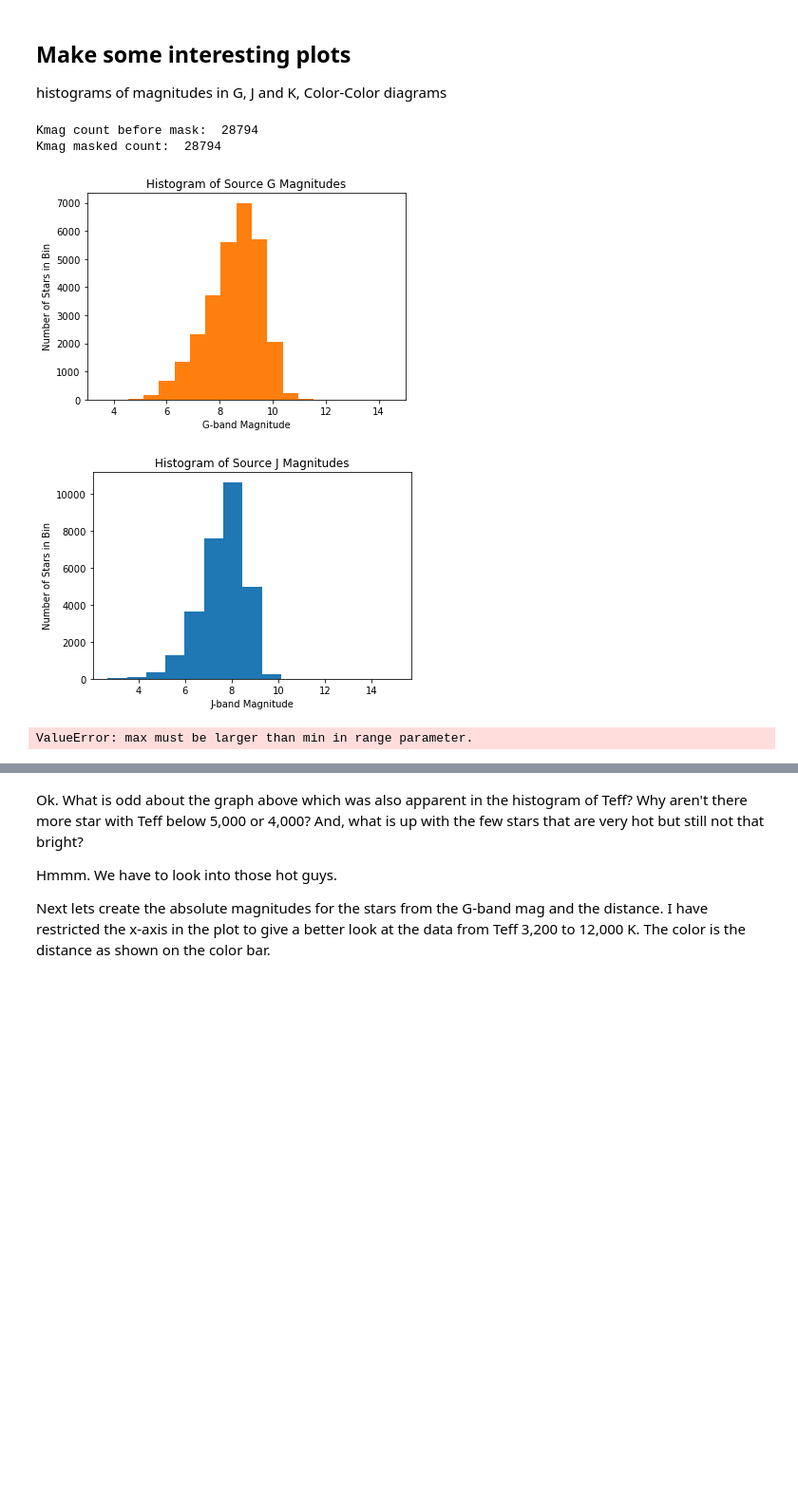
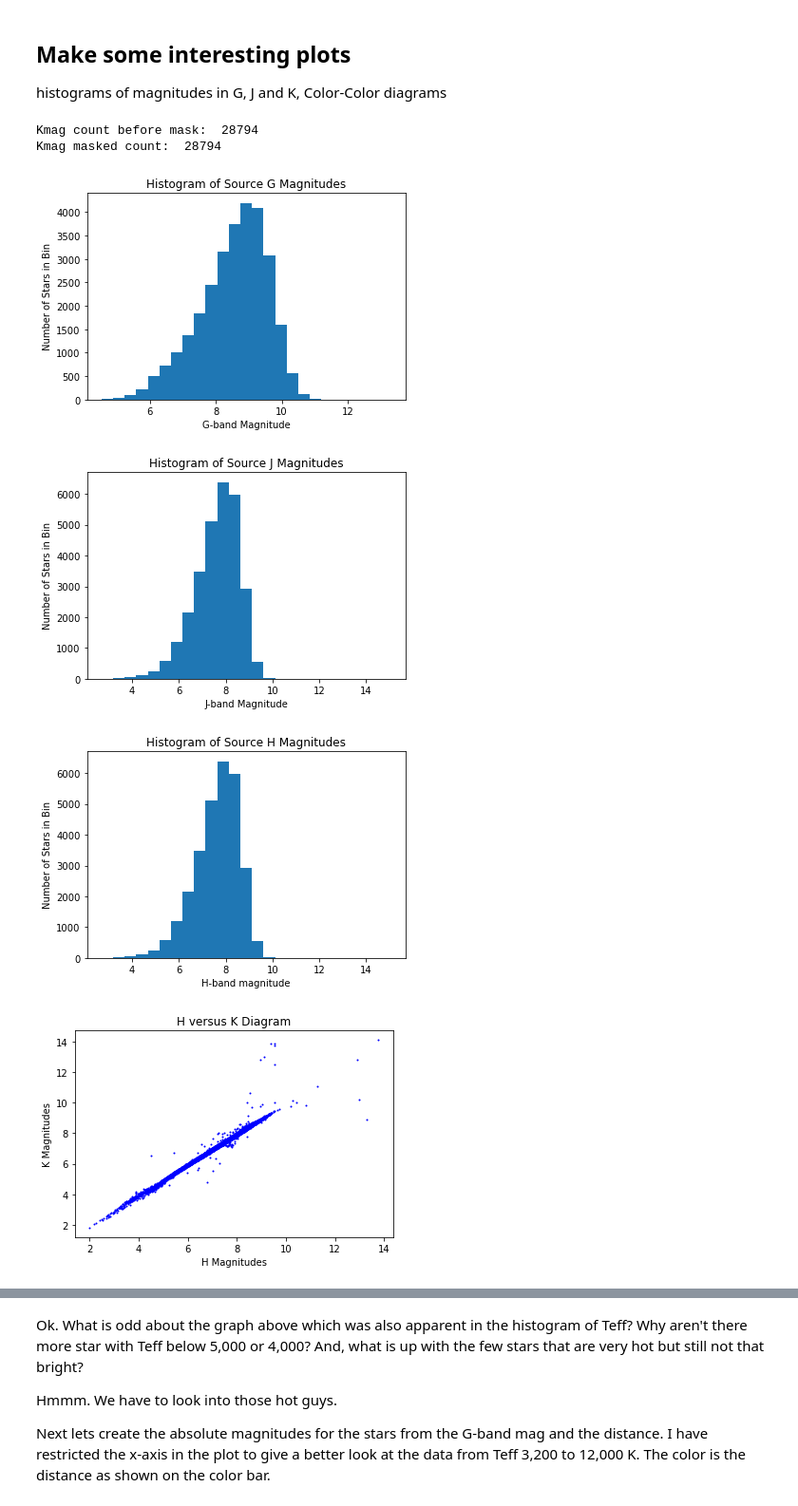
Before and after one commit to leemundy/GAIA, a Jupyter notebook: Work-Areas/lgm/notebooks/lgm-TgasxWright-2mass.ipynb, the cells around one changed output, grey strips where cells are left out. Shown: that part at 95% size. Cells and saved outputs as stored; diff of their text form; code cells hidden in the pictures; blank space fills up the shorter version.

```diff
--- a/Work-Areas/lgm/notebooks/lgm-TgasxWright-2mass.ipynb
+++ b/Work-Areas/lgm/notebooks/lgm-TgasxWright-2mass.ipynb
@@ -98,35 +90,58 @@ histograms of magnitudes in G, J and K, Color-Color diagrams
 # %%
 import numpy.ma as ma
 gmags = t["__Gmag_"]
 jmags = t["Jmag"]
 hmags = t["Hmag"]
 kmags = t["Kmag"]
 m_min = 0
 m_max = 16
 kmagmask = ma.masked_outside(kmags,m_min,m_max)
 print('Kmag count before mask: ',kmags.count())
 print('Kmag masked count: ',kmagmask.count())
-bins = 15
+bins = 25
 plt.xlabel('G-band Magnitude')
 plt.ylabel('Number of Stars in Bin')
 plt.title('Histogram of Source G Magnitudes')
 plt.hist(gmags,bins)
 plt.show()
 
 plt.xlabel('J-band Magnitude')
 plt.ylabel('Number of Stars in Bin')
 plt.title('Histogram of Source J Magnitudes')
 plt.hist(jmags,bins)
 plt.show()
 
 plt.xlabel('H-band magnitude')
 plt.ylabel('Number of Stars in Bin')
 plt.title('Histogram of Source H Magnitudes')
-plt.hist(hmags,bins)
+plt.hist(jmags,bins)
 plt.show()
+
+plt.xlabel('H Magnitudes')
+plt.ylabel('K Magnitudes')
+plt.title('H versus K Diagram')
+plt.scatter(hmags,kmags,s=1.0,c='b')
+plt.show()
+
+GminusJ = gmags - jmags
+JminusK = jmags - kmags
+plt.xlabel('G-J Magnitudes')
+plt.ylabel('J-K Magnitudes')
+plt.title('Color-Color Diagram')
+plt.scatter(GminusJ,JminusK,s=1.0,c='b')
+plt.show()
+
+JminusH = jmags - hmags
+HminusK = hmags - kmags
+plt.xlabel('J-H Magnitudes')
+plt.ylabel('H-K Magnitudes')
+plt.title('Color-Color Diagram')
+plt.scatter(JminusH,HminusK,s=1.0,c='b')
+plt.show()
 # %% [output]
 Kmag count before mask:  28794
 Kmag masked count:  28794
-[figure, old version]
+[figure, new version]
-[figure, old version]
+[figure, new version]
-ValueError: max must be larger than min in range parameter.
+[figure, added]
+[figure, added]
```
Also changed, not shown: parts of 6 cells of this notebook.
